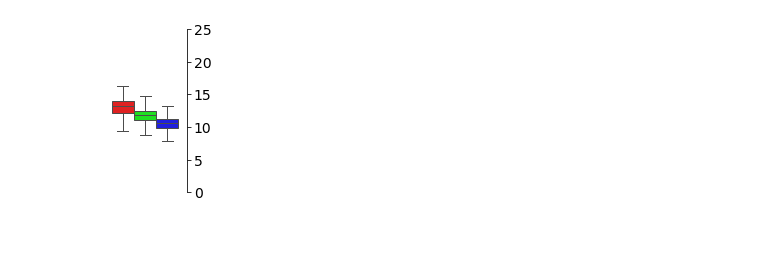
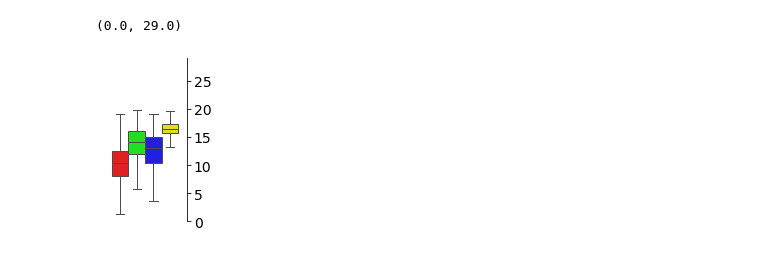
Before and after one commit to JJguri/Mapping-tools, a Jupyter notebook: k-clustering-env.ipynb, the cells around one changed output. Saved outputs shown, nothing was run; the diff lists cells and outputs as text; code cells hidden in the pictures.

```diff
--- a/k-clustering-env.ipynb
+++ b/k-clustering-env.ipynb
@@ -77,9 +139,9 @@ X=df0.groupby(['lat','lon'])[['RadiationIn','TempIn','RainIn','biomass']].mean()
 # %%
 #Calculate clusters using k-means
 
-kmeans = KMeans(n_clusters=3, n_init=200) #algorithm='elkan'
+kmeans = KMeans(n_clusters=4, n_init=200) #algorithm='elkan'
 
-y = kmeans.fit_predict(X[['RadiationIn','TempIn','RainIn']])
+y = kmeans.fit_predict(X[['TempIn','RainIn','RadiationIn']])
 
 X['env'] = y
 #print(X)
@@ -163,8 +168,3 @@ KeyError: 0
-# %%
-#Create name for environments
-X.loc[X.env == 0, 'env_name'] = "C"
-X.loc[X.env == 2, 'env_name'] = "B"
-X.loc[X.env == 1, 'env_name'] = "A"
 # %%
 #Convert dataframe to xarray to plot
 df_env = X.to_xarray()
@@ -193,0 +190,6 @@ df_env.env[0:,0:].plot(yincrease=True, x='lon', y='lat')
+# %%
+#Create name for environments
+X.loc[X.env == 1, 'env_name'] = "East"
+X.loc[X.env == 3, 'env_name'] = "Mid"
+X.loc[X.env == 0, 'env_name'] = "West"
+X.loc[X.env == 2, 'env_name'] = "South"
@@ -271,8 +336,6 @@ new2.loc[new2.irr == 1, 'irr_name'] = "rainfed"
 new2.loc[new2.irr == 2, 'irr_name'] = "irrigated"
 
 new2.loc[new2.cultivar == 0, 'cv'] = "GS"
-new2.loc[new2.cultivar == 1, 'cv'] = "FS"
-new2.loc[new2.cultivar == 2, 'cv'] = "SS"
-new2.loc[new2.cultivar == 3, 'cv'] = "FSPS"
-
-new2
+new2.loc[new2.cultivar == 1, 'cv'] = "SS"
+new2.loc[new2.cultivar == 2, 'cv'] = "FSPS"
+new2.loc[new2.cultivar == 3, 'cv'] = "FS"
@@ -349,35 +400,36 @@ rainfed = new2.where(new2['irr_name'] == 'rainfed')
 irrigated = new2.where(new2['irr_name'] == 'irrigated')
 
 GSd = rainfed.where(rainfed['cv'] == 'GS')
 SSd = rainfed.where(rainfed['cv'] == 'SS')
 FSPSd = rainfed.where(rainfed['cv'] == 'FSPS')
 FSd = rainfed.where(rainfed['cv'] == 'FS')
 
 GSi = irrigated.where(irrigated['cv'] == 'GS')
 SSi = irrigated.where(irrigated['cv'] == 'SS')
 FSPSi = irrigated.where(irrigated['cv'] == 'FSPS')
 FSi = irrigated.where(irrigated['cv'] == 'FS')
 
 #Plot biomass by environment, cultivar and irrigation management
 
 fig = plt.figure(figsize=(1.5,3))
-color_dict = dict({'A':'#ff0101','B':'#00ff01','C': '#0000fe'})
-ax=sns.boxplot(x="cv", y="biomass2", data=GSi, hue='env_name', hue_order=['A','B','C'], linewidth=1, showfliers = False, palette=color_dict)
+color_dict = dict({'East':'#ff0101','Mid':'#00ff01','West': '#0000fe','South': 'yellow'})
+ax=sns.boxplot(x="cv", y="biomass2", data=GSi, hue='env_name', hue_order=['East','Mid','West','South'], linewidth=1, showfliers = False, palette=color_dict)
 plt.ylabel('', fontsize =13)
 plt.xlabel('', fontsize =13)
 ax.yaxis.tick_right()
 ax.yaxis.set_label_position("right")
 ax.yaxis.set_tick_params(labelsize=14, rotation=0)
 ax.yaxis.set_major_locator(ticker.MultipleLocator(5))
 ax.yaxis.set_major_formatter(ticker.ScalarFormatter())
 plt.tick_params(axis='x',bottom=False)
 ax.spines['top'].set_visible(False)
 ax.spines['left'].set_visible(False)
 ax.spines['bottom'].set_visible(False)
 ax.axes.get_xaxis().set_visible(False)
 ax.get_legend().remove()
-ax.set_ylim([0,25])
+ax.set_ylim([0,29])
 
-fig.savefig(r'C:\Users\uqjojeda\Nextcloud\PURTERRA-A0131\2020\paper\figs\env1.png', dpi=300,bbox_inches='tight',transparent=True)
+#fig.savefig(r'C:\Users\uqjojeda\Nextcloud\PURTERRA-A0131\2020\paper\figs\env1.png', dpi=300,bbox_inches='tight',transparent=True)
 # %% [output]
+(0.0, 29.0)
-[figure, old version]
+[figure, new version]
```
Also changed, not shown: parts of 18 cells of this notebook.
